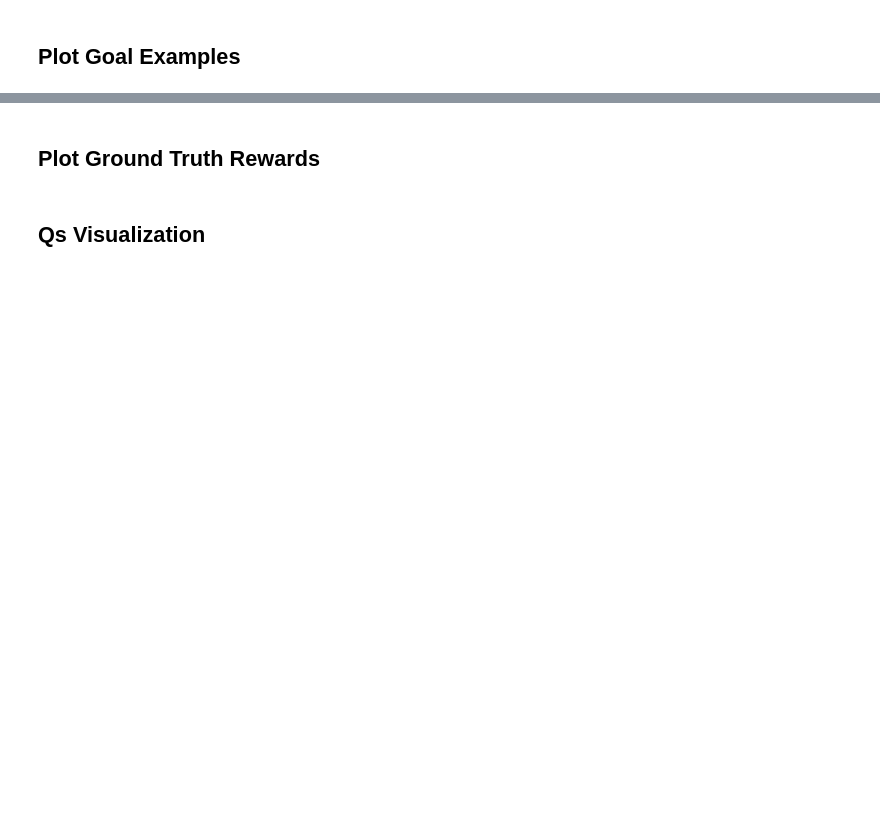
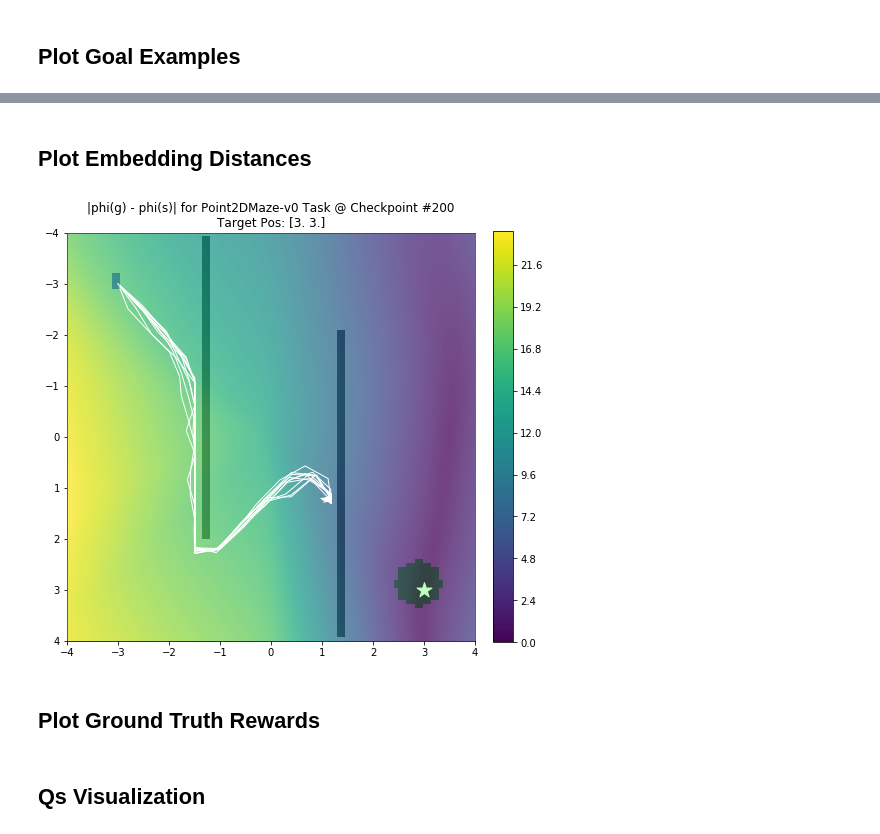
Before and after one commit to abhishekunique/RND-ashwin, a Jupyter notebook: notebooks/reward_learning/vice_reward_visualizations.ipynb, the cells around one changed output, grey strips where cells are left out. Cells and saved outputs as stored; diff of their text form; code cells hidden in the pictures; blank space fills up the shorter version.

```diff
--- a/notebooks/reward_learning/vice_reward_visualizations.ipynb
+++ b/notebooks/reward_learning/vice_reward_visualizations.ipynb
@@ -197,6 +343,37 @@ plt.scatter(data['state_observation'][:,0], data['state_observation'][:,1], s=5)
 plt.xlim([-4, 4])
 plt.ylim([-4, 4])
 plt.gca().invert_yaxis()
+# %% [markdown]
+## Plot Embedding Distances
+# %%
+embedding_fn = checkpoint['distance_estimator']
+train_env = checkpoint['training_environment']
+target_pos = train_env.unwrapped._get_obs()['state_desired_goal']
+
+n_samples = 50
+grid_vals = get_grid_vals(train_env, n_samples)
+goal_vals = np.repeat(target_pos[None], n_samples * n_samples, axis=0)
+dists = np.linalg.norm(embedding_fn.predict(goal_vals) - embedding_fn.predict(grid_vals), axis=-1)
+# %%
+plt.figure(figsize=(8, 8))
+from matplotlib.patches import Rectangle
+
+plt.imshow(train_env.render('rgb_array', width=256, height=256),
+           extent=(-4, 4, -4, 4), origin='lower', alpha=0.25, zorder=3)
+
+plt.gca().invert_yaxis()
+plt.contourf(xys[0], xys[1], dists.reshape(xys[0].shape), levels=300, zorder=1)
+plt.colorbar(fraction=0.046, pad=0.04)
+
+plot_trajectories(checkpoint, path)
+
+plt.scatter(*target_pos, marker='*', s=250, color='white', zorder=2)
+
+plt.title(f'|phi(g) - phi(s)| for {domain + task} Task @ Checkpoint #{checkpoint_to_analyze}\n'
+          + f'Target Pos: {target_pos}')
+plt.show()
+# %% [output]
+[figure, added]
 # %% [markdown]
 ## Plot Ground Truth Rewards
 # %%
```
Also changed, not shown: parts of 20 cells of this notebook.
